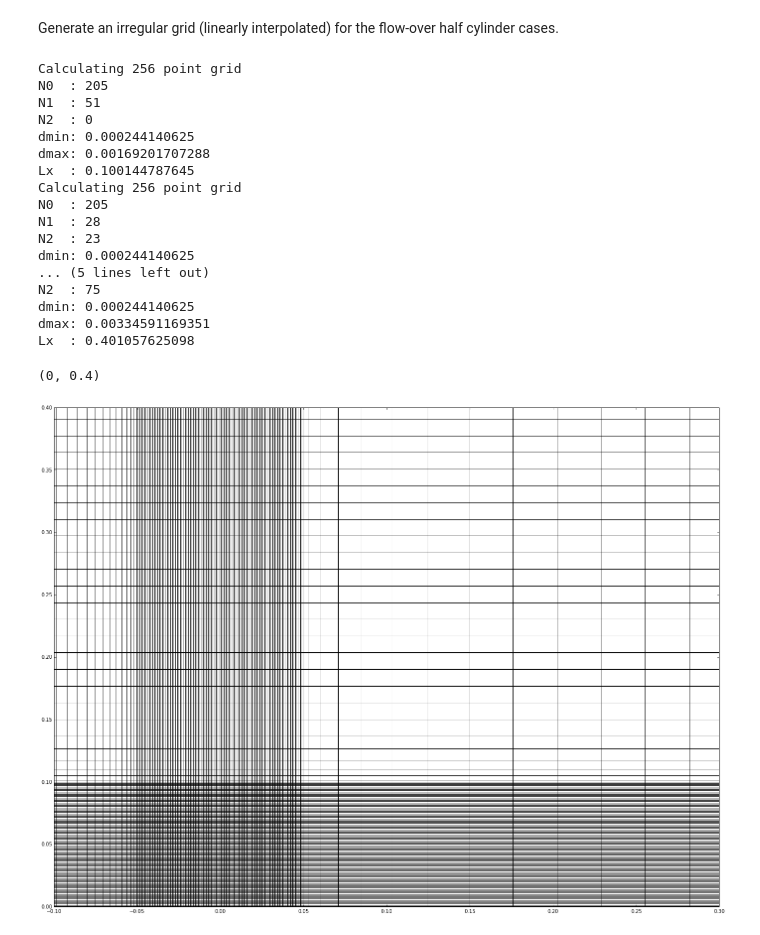
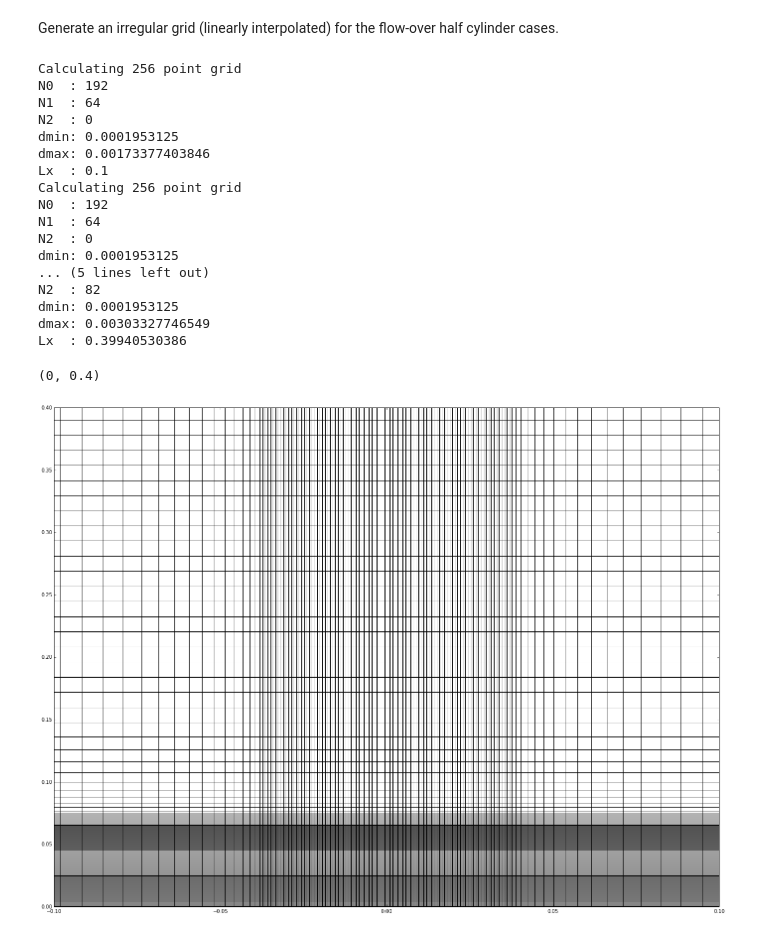
Before and after one commit to UBC-MOAD/flow_separation, a Jupyter notebook: half_cylinder_notebooks/gen_irregular_grid_ICs.ipynb, the cells around one changed output. Drawn from its saved outputs; the diff is of its cells as text; code cells hidden in the pictures.

```diff
--- a/half_cylinder_notebooks/gen_irregular_grid_ICs.ipynb
+++ b/half_cylinder_notebooks/gen_irregular_grid_ICs.ipynb
@@ -109,7 +109,7 @@ dmin*xt1)*N0 + 2*L*(3*dmin + 3*xt0 + xt1) + dmin**2 + 2*dmin*xt0 + xt0**2
 Nx = 512
 Nz = 512
 
-Lx = 0.4
+Lx = 0.2
 Lz = 0.4
 x_0 = 0.1
 z_0 = 0.0
@@ -117,65 +117,65 @@ z_0 = 0.0
 # cylinder variables
 R0 = 0.025
 
-dxmin = 0.4/(1.6*1024)
+dxmin = 0.2/(1024)
 dzmin = dxmin
 
-xmin_hires = -2*R0
-xmax_hires = 2*R0
+xmin_hires = -1.5*R0
+xmax_hires = 1.5*R0
 xmin_lores = -4*R0
-xmax_lores = 6*R0
+xmax_lores = 4*R0
 
 # generate left and right grids (gen_grid on creates grid on 0..L)
 dxLEFT,xcLEFT,xlLEFT,xrLEFT = gen_grid(256,x_0,dxmin,-xmin_hires,-xmin_lores,1)
 dxRIGHT,xcRIGHT,xlRIGHT,xrRIGHT = gen_grid(256,Lx-x_0,dxmin,xmax_hires,xmax_lores,1)
-dz,zc,zb,zt = gen_grid(Nz,Lz,dzmin,4*R0,6*R0,1)
+dz,zc,zb,zt = gen_grid(Nz,Lz,dzmin,3*R0,6*R0,1)
 
 # piece together x-grids
 dx = np.append(dxLEFT[::-1],dxRIGHT)
 xc = np.append(-xcLEFT[::-1],xcRIGHT)
 xl = np.append(-xrLEFT[::-1],xlRIGHT)
 xr = np.append(-xlLEFT[::-1],xrRIGHT)
 
 plt.figure(figsize=(24,18))
 
 dplt = 4
 
 for ii in range(1,Nx,dplt):
     plt.plot([xl[ii],xl[ii]],[0,Lz],'-k')
 
 #for ii in range(0,Nx,dplt):
     #plt.plot([xr[ii],xr[ii]],[0,Lz],'-k')
 
 for ii in range(1,Nz,dplt):
     plt.plot([0-x_0,Lx-x_0],[zb[ii],zb[ii]],'-k')
 
 #for ii in range(0,Nz,dplt):
     #plt.plot([0-x_0,Lx-x_0],[zt[ii],zt[ii]],'-k')
 
 #plt.xlim((-1.5*R0,1.5*R0))
 #plt.ylim((0,1.5*R0))
 plt.xlim((-x_0,Lx-x_0))
 plt.ylim((0,Lz))
 # %% [output]
 Calculating 256 point grid
-N0  : 205
-N1  : 51
+N0  : 192
+N1  : 64
 N2  : 0
-dmin: 0.000244140625
-dmax: 0.00169201707288
-Lx  : 0.100144787645
+dmin: 0.0001953125
+dmax: 0.00173377403846
+Lx  : 0.1
 Calculating 256 point grid
-N0  : 205
-N1  : 28
-N2  : 23
-dmin: 0.000244140625
+N0  : 192
+N1  : 64
+N2  : 0
+dmin: 0.0001953125
 ... (5 lines left out)
-N2  : 75
-dmin: 0.000244140625
-dmax: 0.00334591169351
-Lx  : 0.401057625098
+N2  : 82
+dmin: 0.0001953125
+dmax: 0.00303327746549
+Lx  : 0.39940530386
 (0, 0.4)
-[figure, old version]
+[figure, new version]
 # %%
 topo = np.zeros((Nx,1))
 
```
Also changed, not shown: parts of 1 cell of this notebook, 1 other file.
